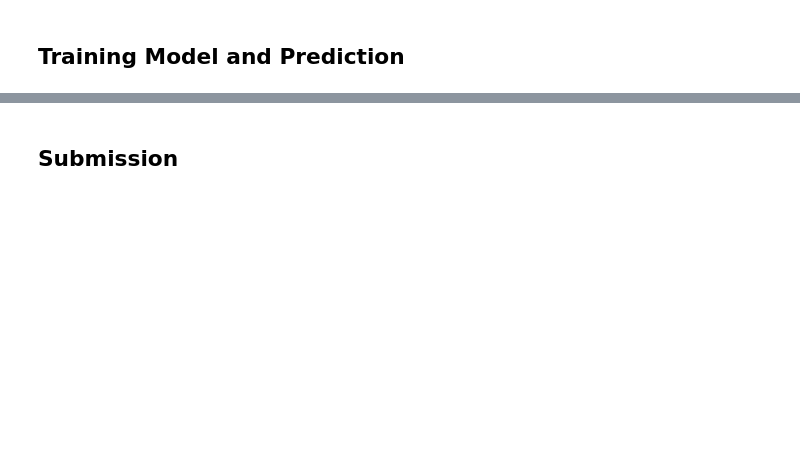
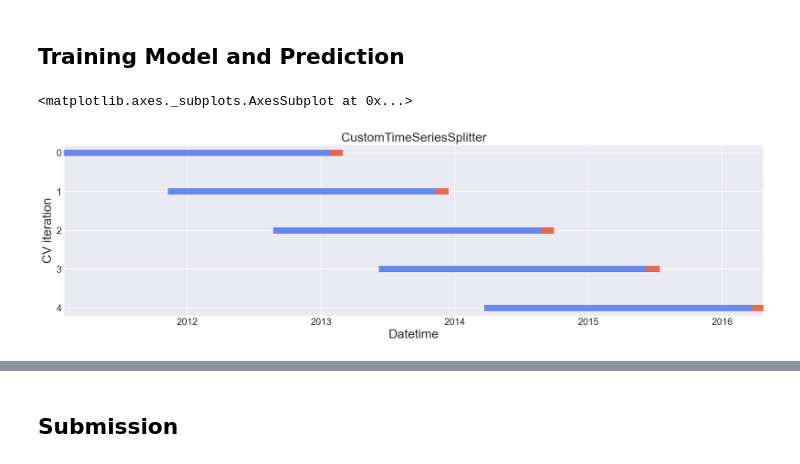
Before and after one commit to konumaru/m5_forecasting_accuracy, a Jupyter notebook: v01000/v01000_Baseline.ipynb, the cells around one changed output, grey strips where cells are left out. Saved outputs shown, nothing was run; the diff lists cells and outputs as text; code cells hidden in the pictures; blank space fills up the shorter version.

```diff
--- a/v01000/v01000_Baseline.ipynb
+++ b/v01000/v01000_Baseline.ipynb
@@ -285,3 +267,0 @@ class ShiftedFeautre(Feature):
-# %%
-%%time
-train, test = ShiftedFeautre().run(train, test, use_cache=True)
@@ -324,3 +267,0 @@ NameError: name 'Feature' is not defined
-# %%
-%%time
-train, test = RolledFeautre().run(train, test, use_cache=True)
@@ -326,0 +325,24 @@ train, test = RolledFeautre().run(train, test, use_cache=True)
+# %%
+class AddPriceFeature(BaseFeature):
+    def create_feature(self, df):
+        DAYS_PRED = 28
+        col = 'sell_price'
+        grouped_df = df.groupby(["id"])[col]
+
+        for diff in [0]:
+            shift = DAYS_PRED + diff
+            df[f"{col}_lag_t{shift}"] = grouped_df.transform(lambda x: x.shift(shift))
+
+        df[f"{col}_rolling_price_MAX_t365"] = grouped_df.transform(lambda x: x.shift(DAYS_PRED).rolling(365).max())
+        df[f"{col}_price_change_t365"] = \
+            (df[f"{col}_rolling_price_MAX_t365"] - df["sell_price"]) / (df[f"{col}_rolling_price_MAX_t365"])
+
+        df[f"{col}_rolling_price_std_t7"] = grouped_df.transform(lambda x: x.shift(DAYS_PRED).rolling(7).std())
+        df[f"{col}_rolling_price_std_t30"] = grouped_df.transform(lambda x: x.shift(DAYS_PRED).rolling(30).std())
+        return df.drop(["rolling_price_max_t365"], axis=1)
+# %%
+with AddSalesFeature(filename='add_sales_train', use_cache=True) as feat:
+    train = feat.get_feature(train).pipe(reduce_mem_usage)
+
+with AddPriceFeature(filename='add_price_train', use_cache=True) as feat:
+    train = feat.get_feature(train).pipe(reduce_mem_usage)
@@ -328,0 +436,13 @@ train, test = RolledFeautre().run(train, test, use_cache=True)
+# %%
+cv_params = {
+    "n_splits": 5,
+    "train_days": 365 * 2,
+    "test_days": 28,
+    "dt_col": 'date',
+}
+cv = CustomTimeSeriesSplitter(**cv_params)
+# Plotting all the points takes long time.
+plot_cv_indices(cv, train.iloc[::1000][['date']].reset_index(drop=True), None, 'date')
+# %% [output]
+<matplotlib.axes._subplots.AxesSubplot at 0x...>
+[figure, added]
```
Also changed, not shown: parts of 32 cells of this notebook, 5 other files.
